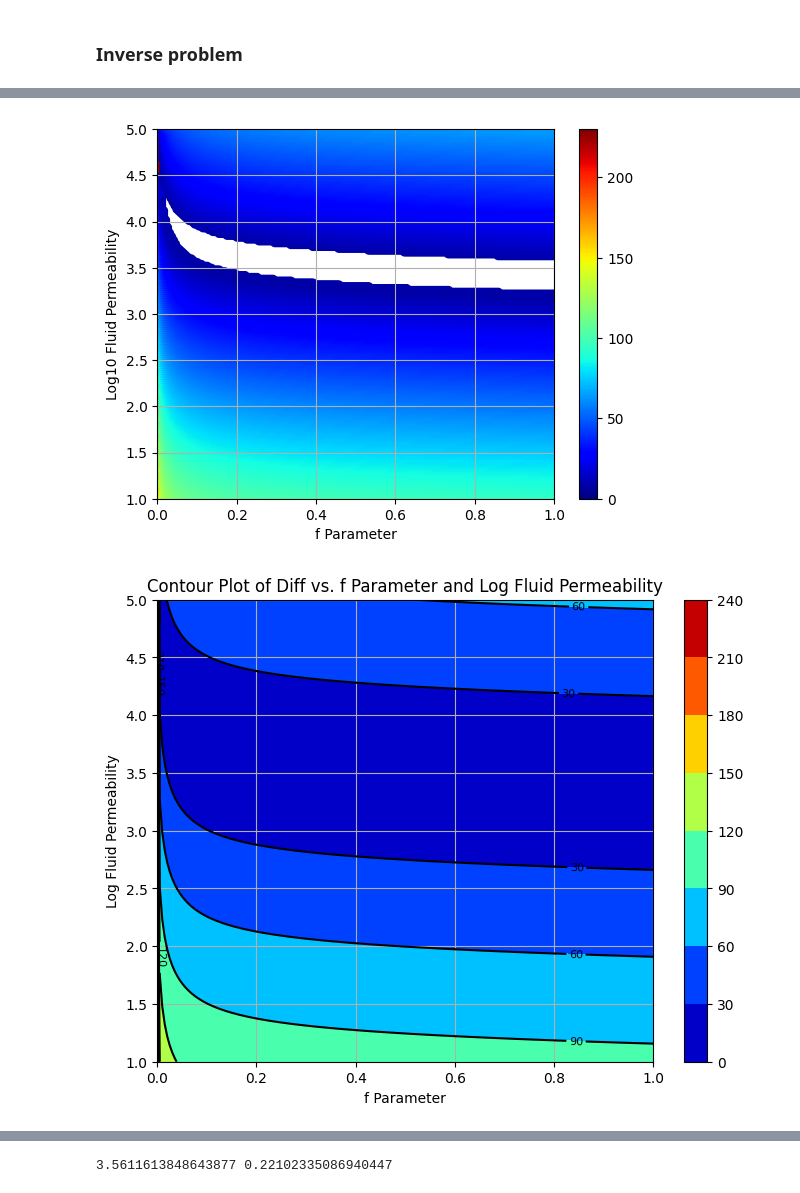
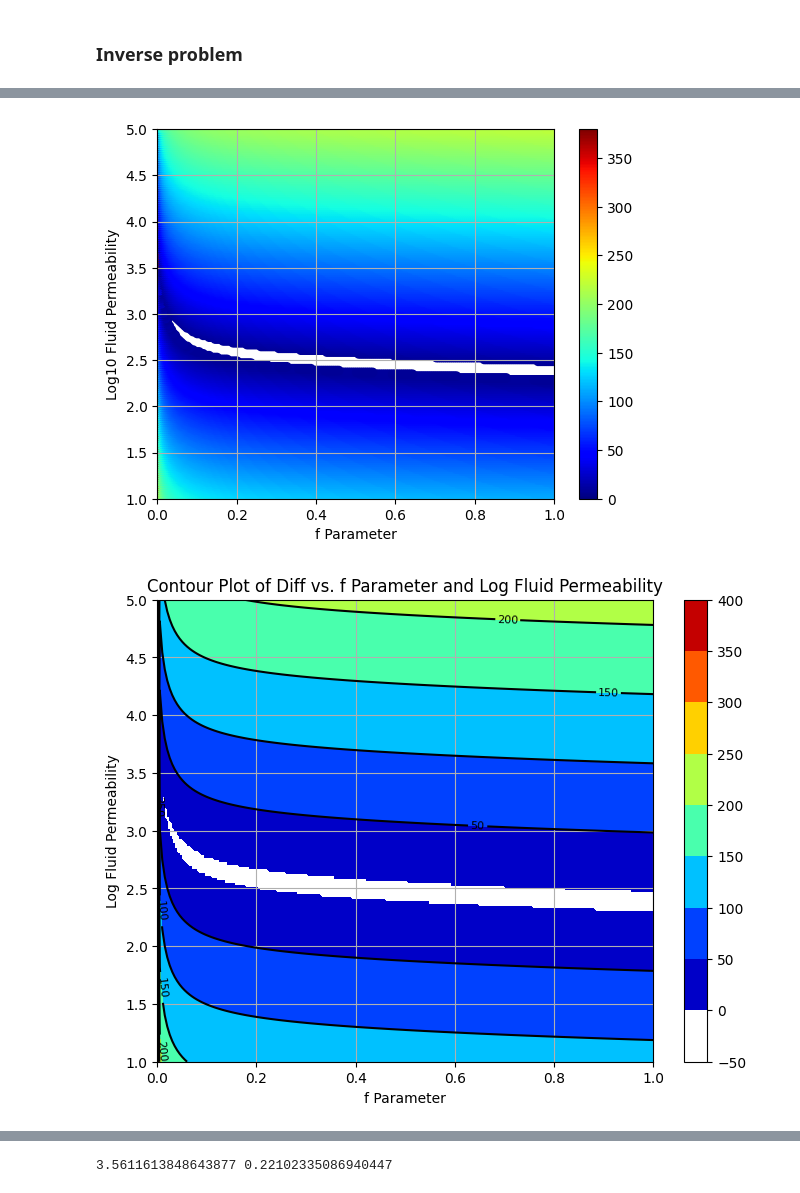
Before and after one commit to MariiaKalinina/Elasticity, a Jupyter notebook: Permeability_from_TC.ipynb, the cells around one changed output, grey strips where cells are left out. Drawn from its saved outputs; the diff is of its cells as text; code cells hidden in the pictures.

```diff
--- a/Permeability_from_TC.ipynb
+++ b/Permeability_from_TC.ipynb
@@ -928,7 +929,7 @@ data.drop('#', axis=1, inplace=True)
 # %%
 data.dropna(subset=['AR thermal'], inplace=True)
 # %%
-idx = 12
+idx = 4
 porosity = data["Porosity,%"][idx]/100
 exp_permeability = data["Permeability"][idx]
 ar_pore_initial = data['AR thermal'][idx]
@@ -968,6 +973,7 @@ results[f'f_{idx}'] = f_list
 results[f'Calculatioin perm_{idx}'] = calculation_perm
 results[f'Expermental_{idx}'] = [exp_permeability]*len(calculation_perm)
 
-results[f'Diff_{idx}'] = results[f'Calculatioin perm_{idx}'].apply(lambda x: abs(np.round((np.log10(x)-np.log10(exp_permeability))/np.log10(exp_permeability)*100, 2)))
-# results['p(B|Ai)'] = np.exp(results['Diff']**2)
-# results['p(Ai)'] = np.exp(results['Diff']**2)
+### Байссовский подход
+results[f'Diff_{idx}'] = (results[f'Calculatioin perm_{idx}'] - results[f'Expermental_{idx}'])/results[f'Expermental_{idx}']*100
+results['p(B|Ai)'] = np.exp(-results[f'Diff_{idx}']**2)
+results['p(Ai|b)'] = np.exp(-results[f'Diff_{idx}']**2) / np.sum(results['p(B|Ai)'])
@@ -991,26 +1020,28 @@ plt.grid()
 
 plt.show()
 # %% [output]
-[figure, old version]
+[figure, new version]
 # %%
-import numpy as np
-import matplotlib.pyplot as plt
+plt.figure(figsize=(8, 6))
+masked_diff_filled = np.where(results[f'Diff_{idx}'] < 8, -1, results[f'Diff_{idx}'])
 
-# Create the contour plot with filled contours
-plt.figure(figsize=(8, 6))
-contour = plt.tricontourf(results[f'f_{idx}'], np.log10(results[f'Fluid perm_{idx}']), results[f'Diff_{idx}'], cmap='jet')
 
-# Add isolines (contour lines) to the plot with custom legends
+cmap = plt.cm.jet
+cmap.set_under('white')  # Set the color for the value -1 to white
+
+contour = plt.tricontourf(results[f'f_{idx}'], np.log10(results[f'Fluid perm_{idx}']), masked_diff_filled, cmap=cmap, vmin=-1)
+
+
 contour_lines = plt.tricontour(results[f'f_{idx}'], np.log10(results[f'Fluid perm_{idx}']), results[f'Diff_{idx}'], colors='k')
 plt.clabel(contour_lines, inline=True, fontsize=8)  # Add labels to the isolines
 
-# Add color bar to the plot
+
 plt.colorbar(contour)
 
 plt.xlabel('f Parameter')
 plt.ylabel('Log Fluid Permeability')
 plt.title('Contour Plot of Diff vs. f Parameter and Log Fluid Permeability')
 plt.grid(True)
 plt.show()
 # %% [output]
-[figure, old version]
+[figure, new version]
```
Also changed, not shown: parts of 27 cells of this notebook.
